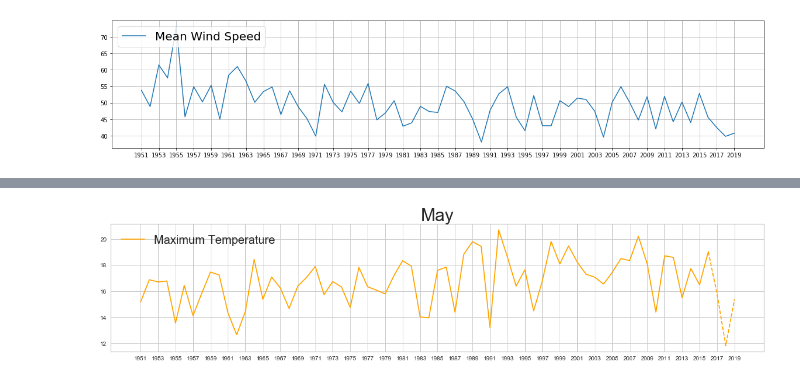
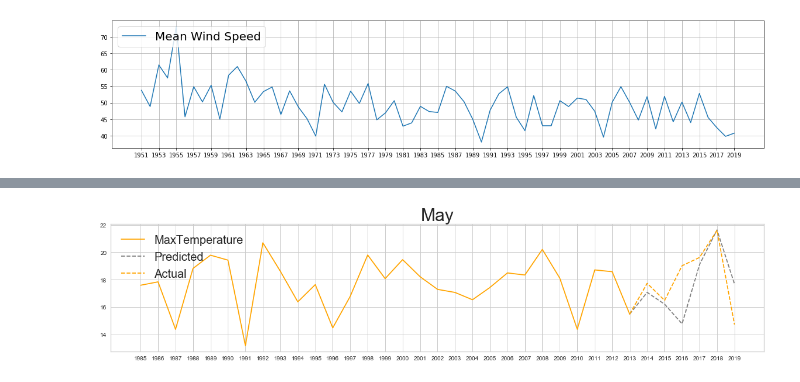
Before and after one commit to rogeriochaves/notebooks, a Jupyter notebook: Amsterdam Weather.ipynb, the cells around one changed output, grey strips where cells are left out. Saved outputs shown, nothing was run; the diff lists cells and outputs as text; code cells hidden in the pictures.

```diff
--- a/Amsterdam Weather.ipynb
+++ b/Amsterdam Weather.ipynb
@@ -181,20 +175,35 @@ Test score: 0.8178722063434326
 # %%
-may = df[(df['MM'] == 5) & (df['YYYY'] < 2017)]
-may_avgs = may.groupby(['YYYY']).mean().reset_index()
-may_avgs['MaxTemperature'] /= 10
+def plot_prediction(model, month, month_name, target, color, div=1):
+    month_df = df[(df['MM'] == int(month)) & (df['YYYY'] >= 1985)]
+    month_avgs = month_df.groupby(['YYYY']).mean().reset_index()
+    month_avgs[target] /= div
 
-X_predict = X_test[(X_test['YYYYMM'] == 201904) | (X_test['YYYYMM'] == 201804) | (X_test['YYYYMM'] == 201704)]
-predictions = model.predict(X_predict) / 10.0
-last_value = may_avgs[may_avgs['YYYY'] == 2016]['MaxTemperature'].values[0]
-predictions = np.insert(predictions, 0, last_value, axis=0)
+    X_predict = drop_targets(df_scaled[
+        (df_scaled['YYYYMM'] == int("2019" + month)) |
+        (df_scaled['YYYYMM'] == int("2018" + month)) |
+        (df_scaled['YYYYMM'] == int("2017" + month)) |
+        (df_scaled['YYYYMM'] == int("2016" + month)) |
+        (df_scaled['YYYYMM'] == int("2014" + month)) |
+        (df_scaled['YYYYMM'] == int("2013" + month))
+    ])
+    predictions = model.predict(X_predict) / div
+    last_value = month_avgs[month_avgs['YYYY'] == 2013][target].values[0]
+    predictions = np.insert(predictions, 0, last_value, axis=0)
 
-plt.figure(figsize=(20,4))
-plt.plot(may_avgs['YYYY'], may_avgs['MaxTemperature'], color='orange', label='Maximum Temperature')
-plt.plot(range(2016, 2020), predictions, color='orange', linestyle='dashed')
-plt.legend(fontsize=20, loc="upper left")
-plt.title("May", fontsize=30)
-plt.xticks(np.arange(1951, 2020, 2))
-plt.grid(True)
-plt.show()
+    plt.figure(figsize=(20,4))
+
+    historical = month_avgs[month_avgs['YYYY'] <= 2013]
+    plt.plot(historical['YYYY'], historical[target], color=color, label=target)
+    plt.plot(range(2013, 2020), predictions, color='grey', linestyle='dashed', label='Predicted')
+    real = month_avgs[month_avgs['YYYY'] >= 2013]
+    plt.plot(real['YYYY'], real[target], color=color, linestyle='dashed', label='Actual')
+
+    plt.legend(fontsize=20, loc="upper left")
+    plt.title(month_name, fontsize=30)
+    plt.xticks(np.arange(1985, 2020, 1))
+    plt.grid(True)
+    plt.show()
+
+plot_prediction(model, "05", "May", "MaxTemperature", "orange", 10)
 # %% [output]
-[figure, old version]
+[figure, new version]
```
Also changed, not shown: parts of 17 cells of this notebook.
